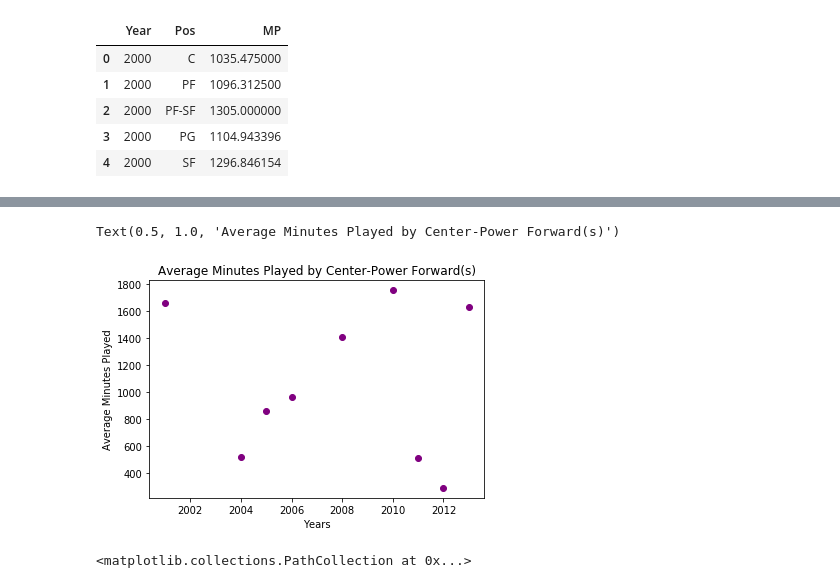
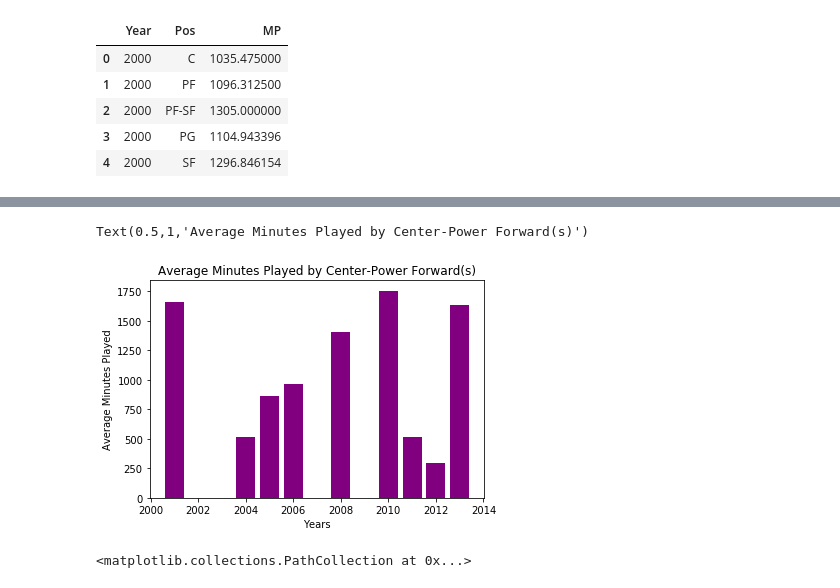
Before and after one commit to logan7734/Project1_repo, a Jupyter notebook: Project Code(Ovais).ipynb, the cells around one changed output, grey strips where cells are left out. Cells and saved outputs as stored; diff of their text form; code cells hidden in the pictures.

```diff
--- a/Project Code(Ovais).ipynb
+++ b/Project Code(Ovais).ipynb
@@ -164,17 +164,17 @@ Text(0.5, 1.0, 'Average Minutes Played by Power Forward/Center(s)')
 # %%
 #Center-Power Forward Minutes
 c_pfmin = avg_minutes_df.loc[avg_minutes_df["Pos"] == "C-PF"]
 
-plt.scatter(c_pfmin["Year"],c_pfmin["MP"],c="purple")
+plt.bar(c_pfmin["Year"],c_pfmin["MP"],color="purple")
 
 #Set Axis Labels and Titles
 #Set Axis Labels and Titles
 plt.xlabel("Years")
 plt.ylabel("Average Minutes Played")
 plt.title("Average Minutes Played by Center-Power Forward(s)")
 # %% [output]
-Text(0.5, 1.0, 'Average Minutes Played by Center-Power Forward(s)')
+Text(0.5,1,'Average Minutes Played by Center-Power Forward(s)')
-[figure, old version]
+[figure, new version]
 # %%
 #all Together
 
```
Also changed, not shown: parts of 3 cells of this notebook.
